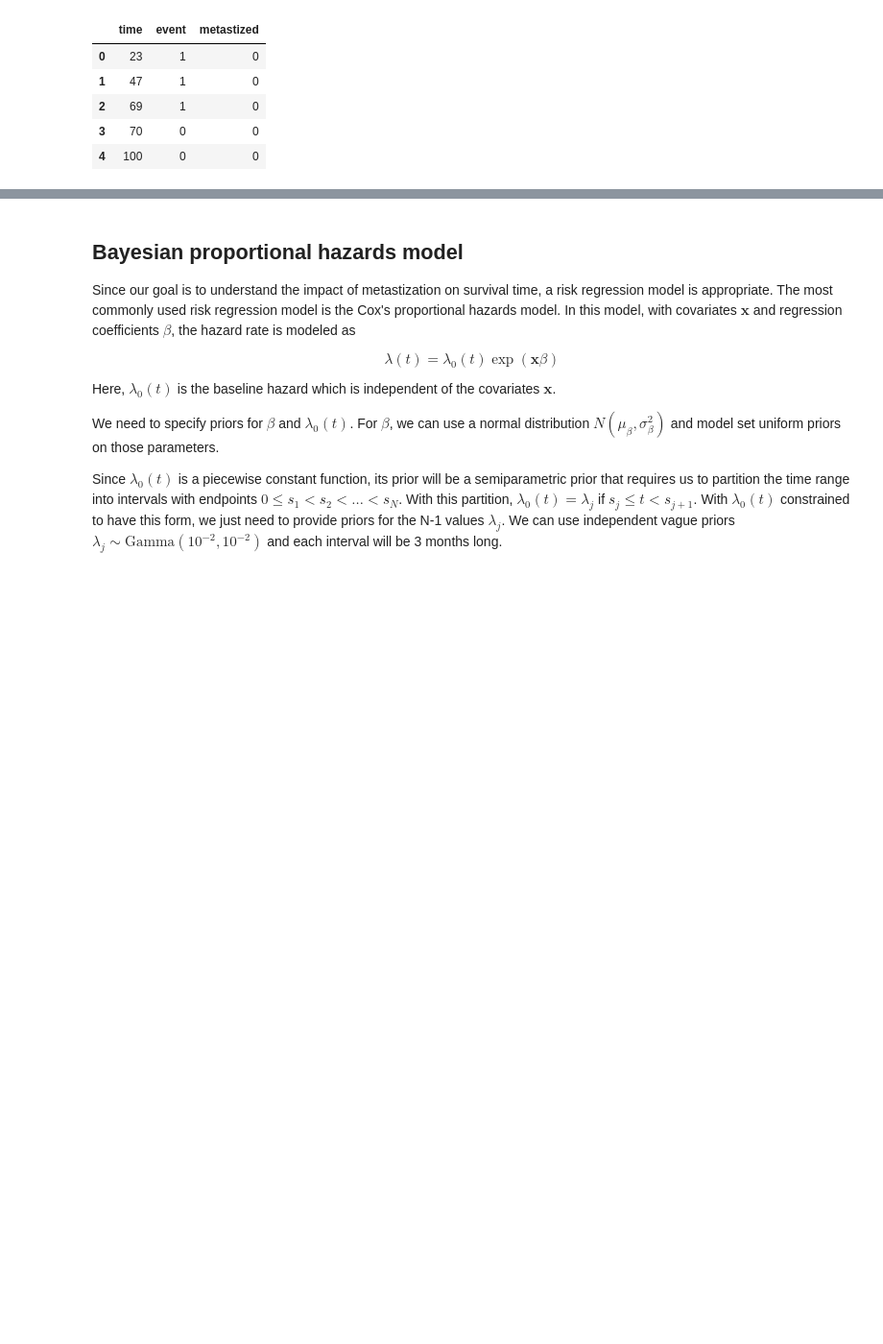
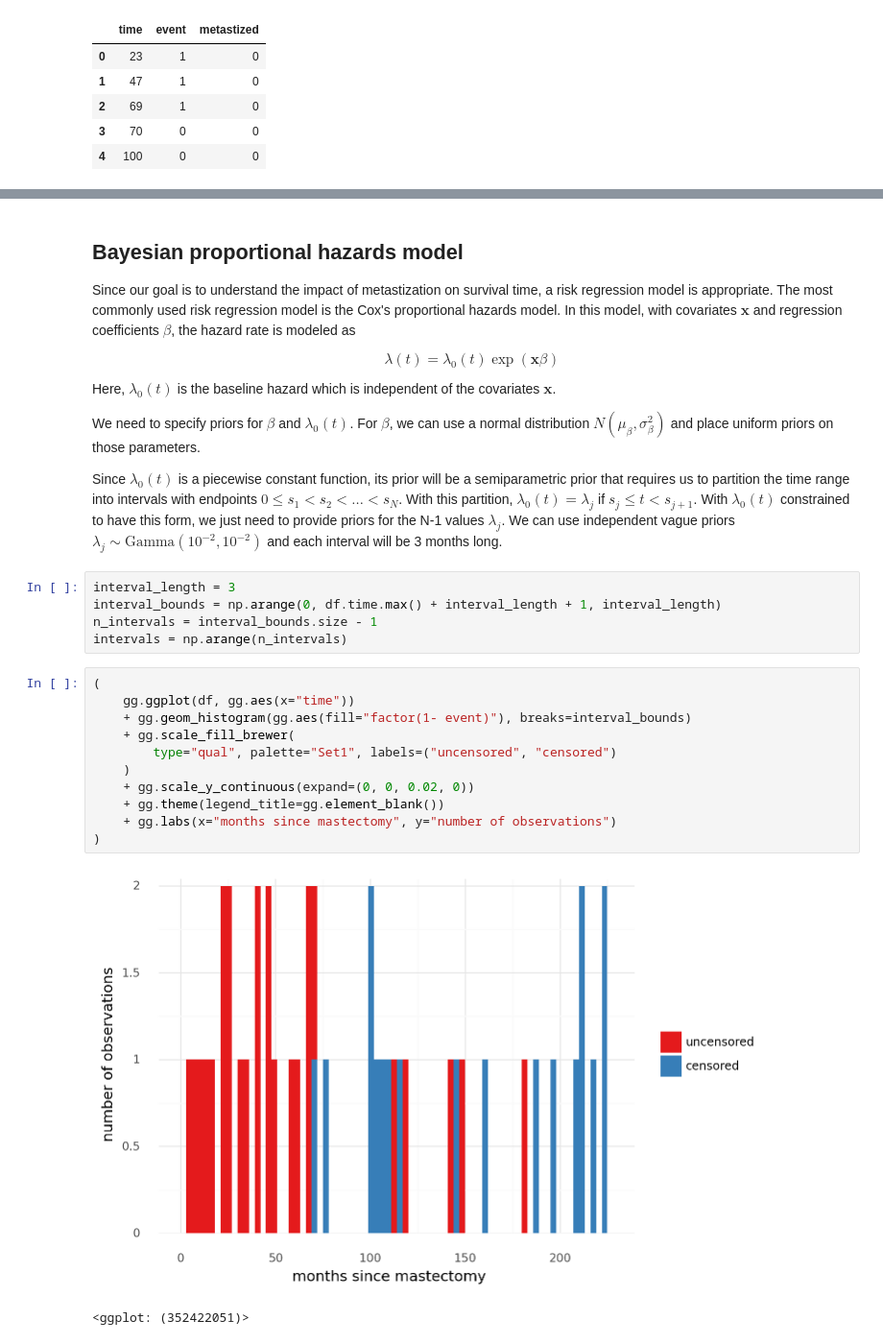
Before and after one commit to jhrcook/pymc3-tutorials, a Jupyter notebook: 022_bayesian-survival-analysis.ipynb, the cells around one changed output, grey strips where cells are left out. Shown: that part at 96% size. Saved outputs shown, nothing was run; the diff lists cells and outputs as text; blank space fills up the shorter version.

```diff
--- a/022_bayesian-survival-analysis.ipynb
+++ b/022_bayesian-survival-analysis.ipynb
@@ -128,9 +132,28 @@ $$
 Here, $\lambda_0 (t)$ is the baseline hazard which is independent of the covariates $\textbf{x}$.
 
 We need to specify priors for $\beta$ and $\lambda_0 (t)$.
-For $\beta$, we can use a normal distribution $N(\mu_\beta, \sigma^2_\beta)$ and model set uniform priors on those parameters.
+For $\beta$, we can use a normal distribution $N(\mu_\beta, \sigma^2_\beta)$ and place uniform priors on those parameters.
 
 Since $\lambda_0 (t)$ is a piecewise constant function, its prior will be a semiparametric prior that requires us to partition the time range into intervals with endpoints $0 \leq s_1 \lt s_2 \lt \dots \lt s_N$.
 With this partition, $\lambda_0 (t) = \lambda_j$ if $s_j \leq t \lt s_{j+1}$.
 With $\lambda_0 (t)$ constrained to have this form, we just need to provide priors for the N-1 values $\lambda_j$.
 We can use independent vague priors $\lambda_j \sim \text{Gamma}(10^{-2}, 10^{-2})$ and each interval will be 3 months long.
+# %%
+interval_length = 3
+interval_bounds = np.arange(0, df.time.max() + interval_length + 1, interval_length)
+n_intervals = interval_bounds.size - 1
+intervals = np.arange(n_intervals)
+# %%
+(
+    gg.ggplot(df, gg.aes(x="time"))
+    + gg.geom_histogram(gg.aes(fill="factor(1- event)"), breaks=interval_bounds)
+    + gg.scale_fill_brewer(
+        type="qual", palette="Set1", labels=("uncensored", "censored")
+    )
+    + gg.scale_y_continuous(expand=(0, 0, 0.02, 0))
+    + gg.theme(legend_title=gg.element_blank())
+    + gg.labs(x="months since mastectomy", y="number of observations")
+)
+# %% [output]
+[figure, added]
+<ggplot: (352422051)>
```
Also changed, not shown: parts of 20 cells of this notebook, 8 other files.
